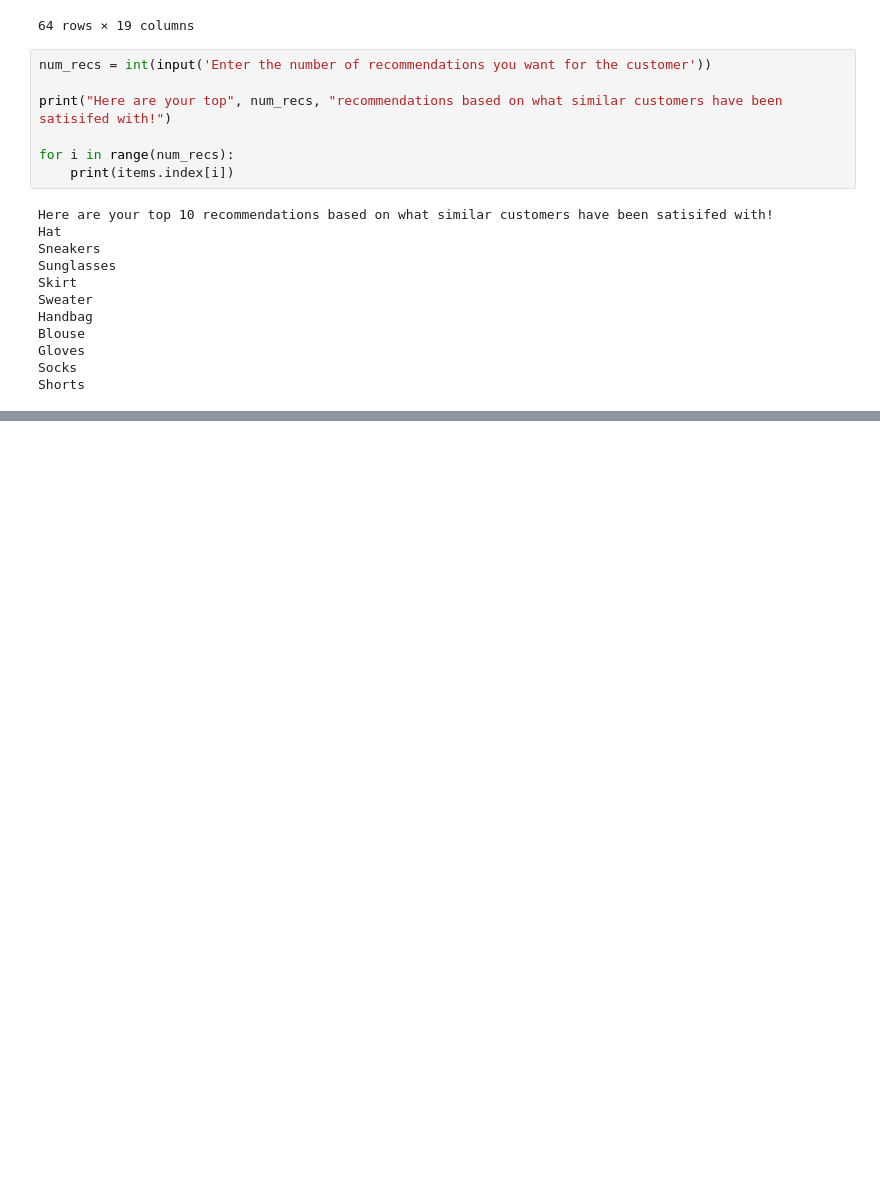
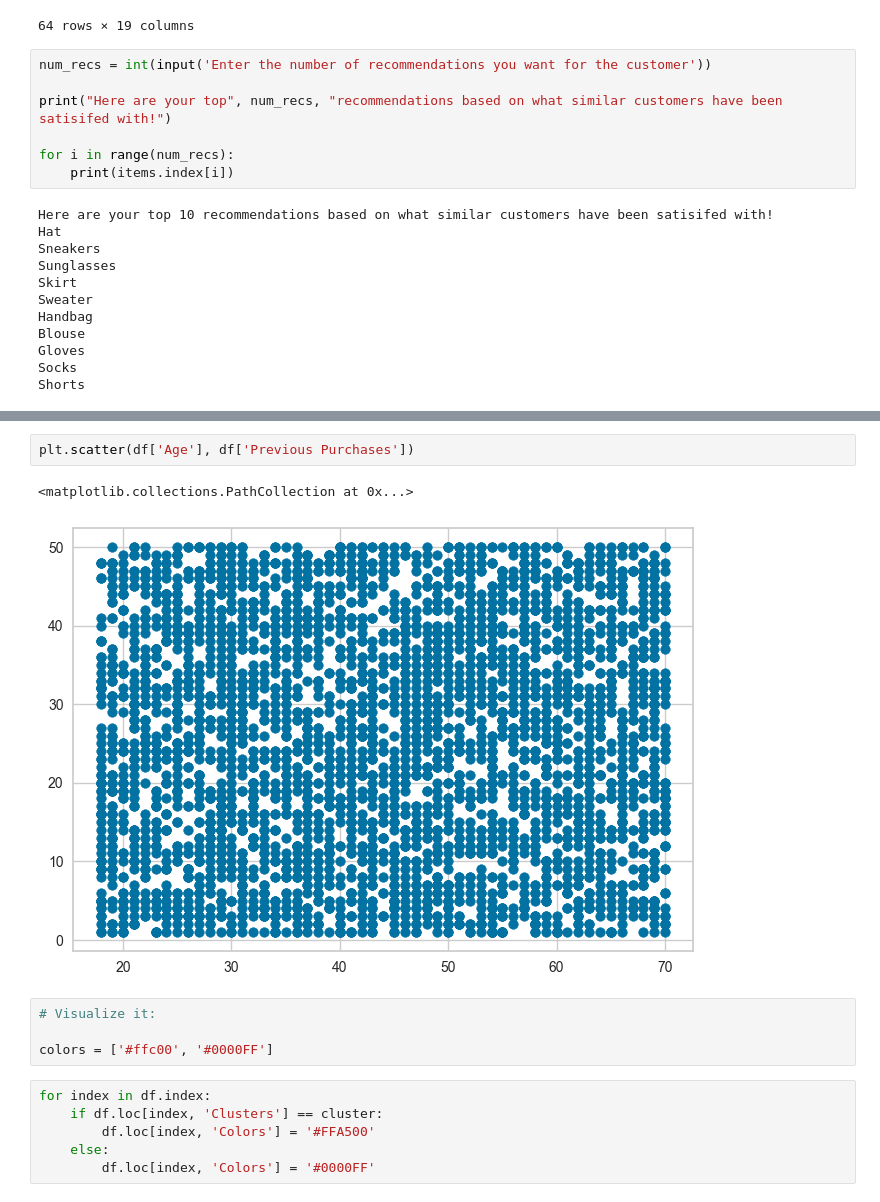
Before and after one commit to suyashgoel/product-recommendation, a Jupyter notebook: product-recommendation.ipynb, the cells around one changed output, grey strips where cells are left out. Drawn from its saved outputs; the diff is of its cells as text; blank space fills up the shorter version.

```diff
--- a/product-recommendation.ipynb
+++ b/product-recommendation.ipynb
@@ -260,0 +273,15 @@ Shorts
+# %%
+plt.scatter(df['Age'], df['Previous Purchases'])
+# %% [output]
+<matplotlib.collections.PathCollection at 0x...>
+[figure, added]
+# %%
+# Visualize it:
+
+colors = ['#ffc00', '#0000FF']
+# %%
+for index in df.index:
+    if df.loc[index, 'Clusters'] == cluster:
+        df.loc[index, 'Colors'] = '#FFA500'
+    else:
+        df.loc[index, 'Colors'] = '#0000FF'
```
Also changed, not shown: parts of 3 cells of this notebook.
